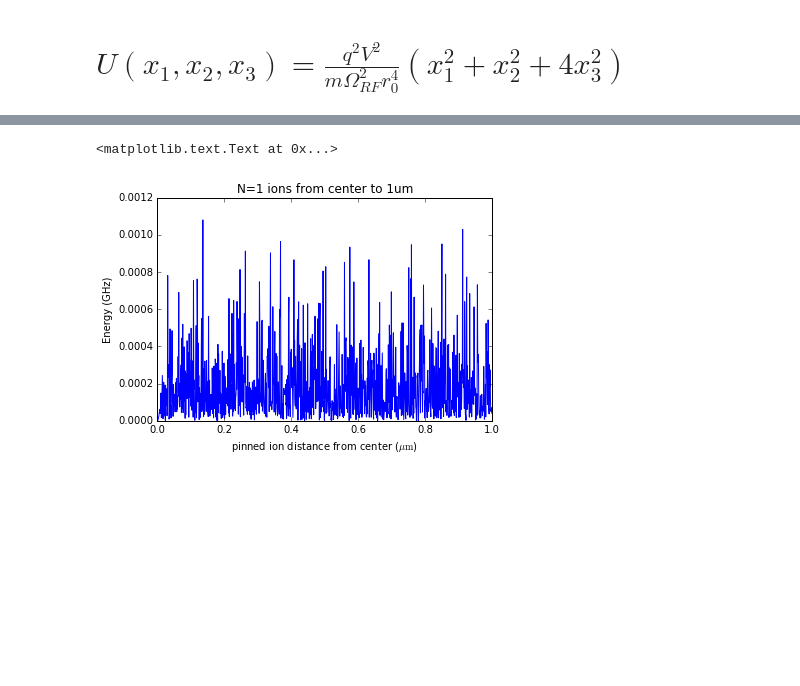
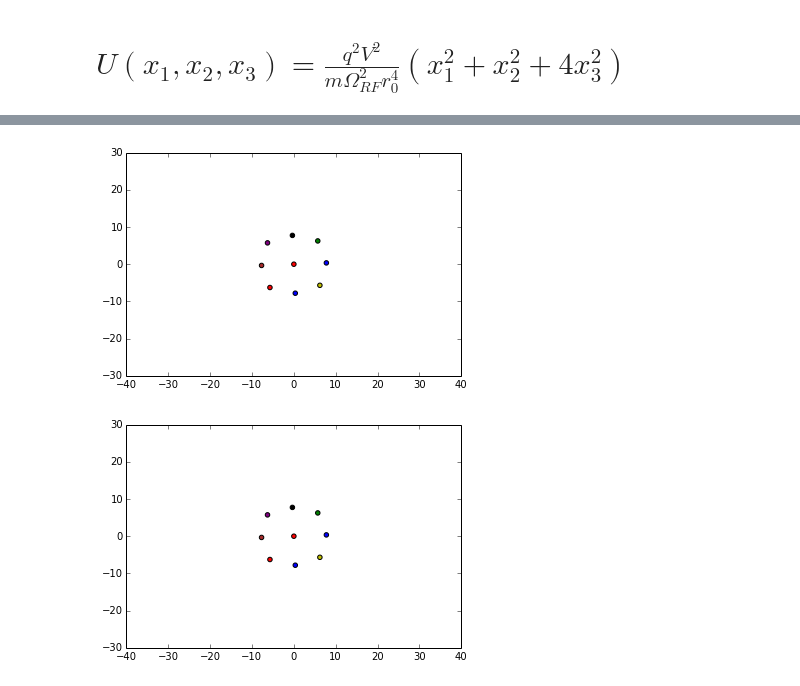
Before and after one commit to CampbellGroup/Qsim, a Jupyter notebook: Ipython-Notebooks/Crystal_Configurations.ipynb, the cells around one changed output, grey strips where cells are left out. Saved outputs shown, nothing was run; the diff lists cells and outputs as text; code cells hidden in the pictures; blank space fills up the shorter version.

```diff
--- a/Ipython-Notebooks/Crystal_Configurations.ipynb
+++ b/Ipython-Notebooks/Crystal_Configurations.ipynb
@@ -87,11 +131,12 @@ class ion():
 # %%
 def make_crystal(N_ions = 6, pos_spread = 160e-6, iterations = 800,
-                 step_size = 1e-6, starting_ions = None, assy = 1, constant_ion = None):
+                 step_size = 0.5e-6, starting_ions = None, assy = 1, constant_ion = None, progress = True):
     '''
     This function iterates random steps in postion and recalculates the energy of the configuration of N ions,
     if the energy is decreased it accepts the move and repeats
     '''
-
+    if progress == True:
+        p = ProgressBar(iterations)
     N = N_ions
     ions = []
     if starting_ions == None:
@@ -111,7 +156,10 @@ def make_crystal(N_ions = 6, pos_spread = 160e-6, iterations = 800,
         for fixed in constant_ion:
             ions[fixed].constant = True
     while iters < iterations:
+        if progress == True:
+            p.animate(iters)
         iters +=1
+        iters/iterations
         for i, particle in enumerate(ions):
             if particle.constant == False: # Checks if ion is movable
                 particle.lastx = particle.x
@@ -125,5 +173,4 @@ def make_crystal(N_ions = 6, pos_spread = 160e-6, iterations = 800,
                 else:
                     particle.x = particle.lastx
                     particle.y = particle.lasty
-
     return E[-1], ions
@@ -182,6 +241,11 @@ for i in range(101):
 # %%
 def drag_ion(pinned_ions = [0], initpos = [(0,0)], finalpos = [(0,1e-6)],
-             crystal = symmetric_6(6e-6), steps = 100, iters = 1000, plotevery=10):
+             crystal = symmetric_6(6e-6), steps = 200, iters = 500, plotevery=10):
+
+    plt.ion()
+    xlims = [-40,40]
+    ylims = [-30,30]
+    plt.show()
 
     N = len(crystal)
     ions = []
@@ -203,10 +267,18 @@ def drag_ion(pinned_ions = [0], initpos = [(0,0)], finalpos = [(0,1e-6)],
             crystal[ion].x = xsteps[ion][i]
             crystal[ion].y = ysteps[ion][i]
         E, ions = make_crystal(N_ions = N, starting_ions = crystal,
-                               iterations = iters, constant_ion=pinned_ions)
+                               iterations = iters, constant_ion=pinned_ions, progress = False)
         Eprofile.append(E)
-        if i % plotevery == 0:
-            plot_ions(ions)
-
-            plt.show()
+        x=[]
+        y=[]
+        for particle in ions:
+            x.append(particle.x * 1e6)
+            y.append(particle.y * 1e6)
+        plt.clf()
+        plt.scatter(x,y, c = ['r','b','g','y','purple','k','brown'])
+        plt.xlim(xlims)
+        plt.ylim(ylims)
+        display.clear_output(wait=True)
+        display.display(plt.gcf())
+        plt.draw()
     return [xsteps, ysteps], np.array(Eprofile)
@@ -328,11 +285,8 @@ def two_ion(radius):
-# %%
-Eprofile = np.array(Eprofile)
-Ydistance = np.array(Ydistance)
-freq = (Eprofile - np.min(Eprofile))/6.6e-34
-plt.plot(Ydistance*1e6 , freq/1e9)
-plt.title('N=1 ions from center to 1um')
-plt.xlabel(r'pinned ion distance from center ($\mu \mathrm{m}$)')
-plt.ylabel('Energy (GHz)')
-# %% [output]
-<matplotlib.text.Text at 0x...>
-[figure, removed]
+# %%
+#E, crystal = make_crystal(6, iterations = 2000)
+E, crystal = make_crystal(9)
+steps1, prof1 = drag_ion(crystal = crystal, initpos=[(0,0)], finalpos = [(0,7e-6)])
+steps2, prof2 = drag_ion(crystal = crystal, initpos=[(0,7e-6)], finalpos = [(0,0)])
+# %% [output]
+[figure, added]
+[figure, added]
```
Also changed, not shown: parts of 24 cells of this notebook.
